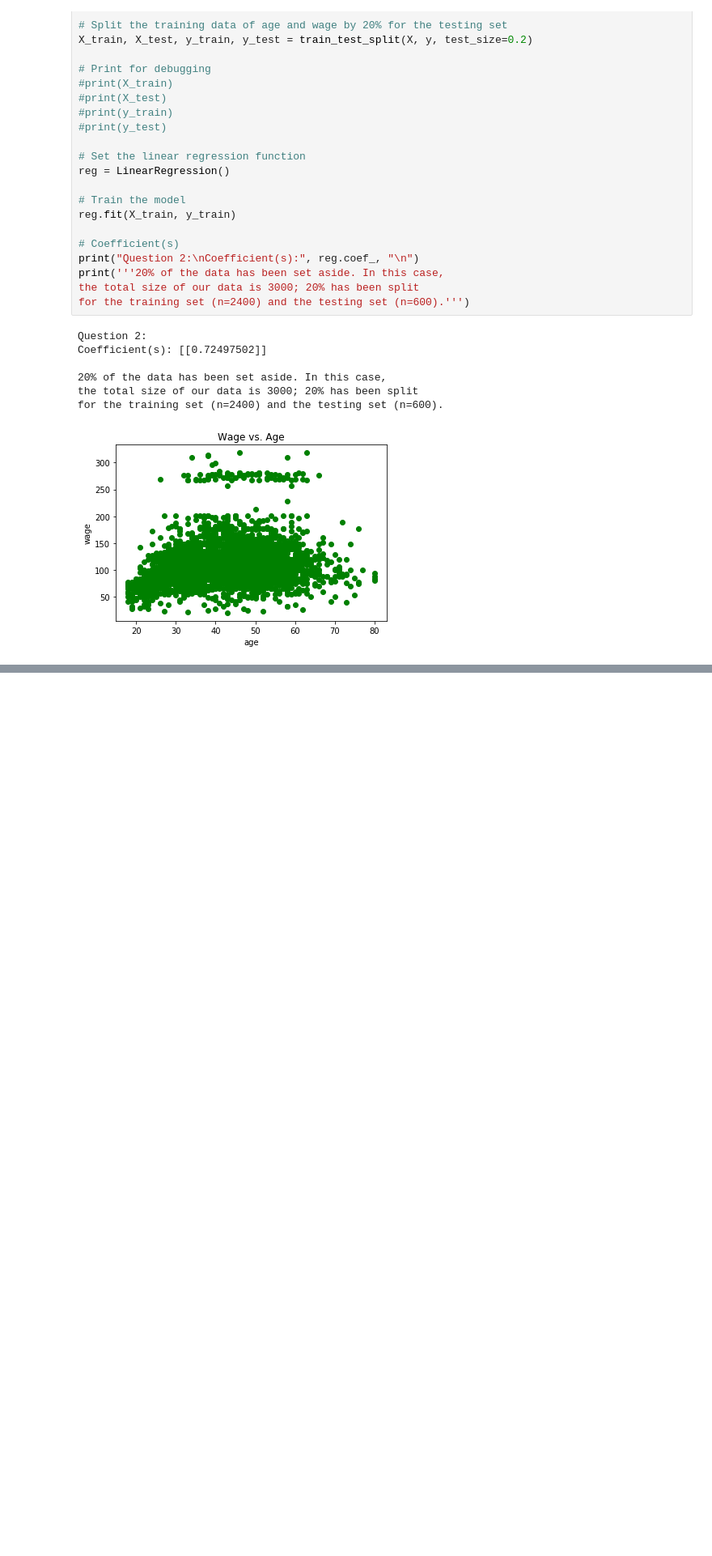
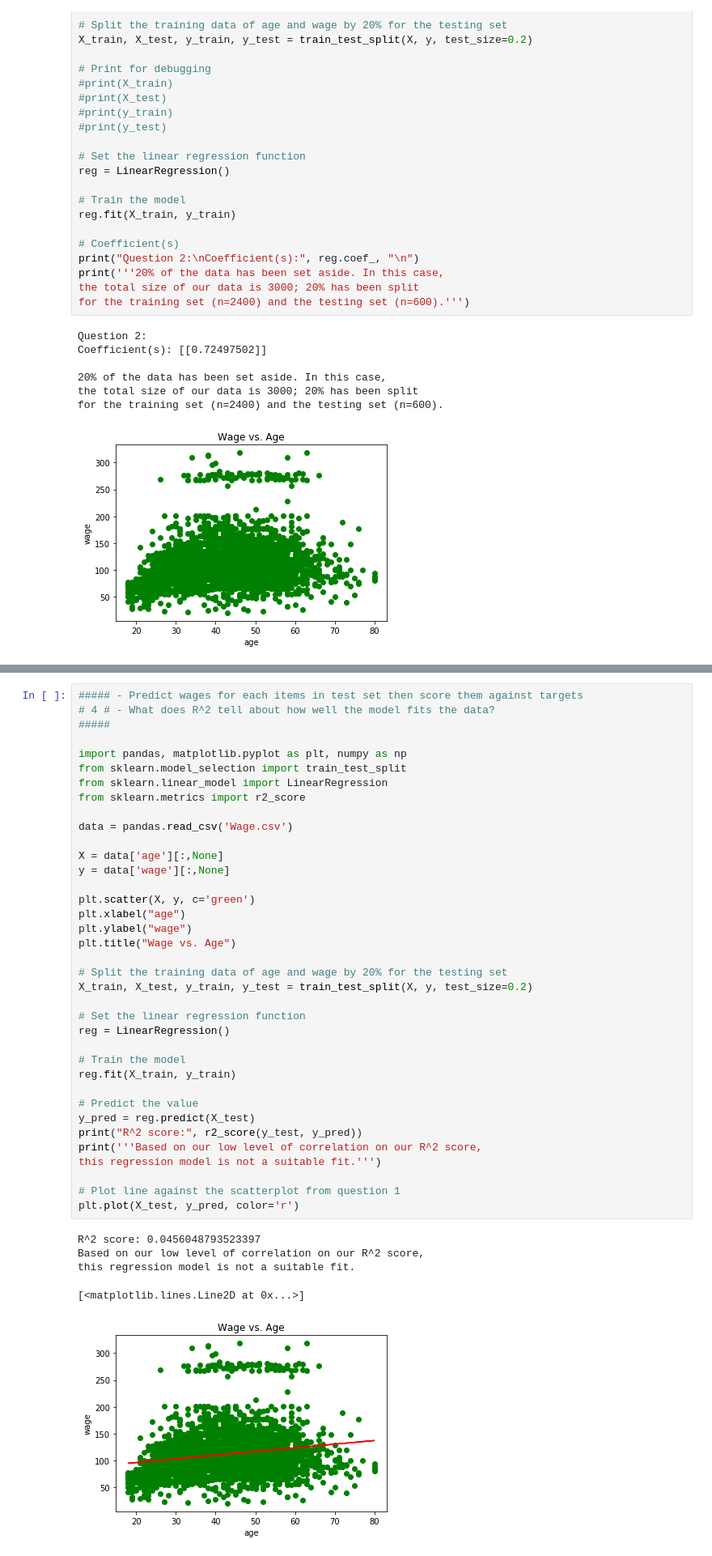
Before and after one commit to abtruong/machinelearning, a Jupyter notebook: Project 2/project2.ipynb, the cells around one changed output, grey strips where cells are left out. Shown at 81% size. Cells and saved outputs as stored; diff of their text form; blank space fills up the shorter version.

Commit message:
Attempted questions 4, 5, and 6

```diff
--- a/Project 2/project2.ipynb
+++ b/Project 2/project2.ipynb
@@ -115,0 +116,43 @@ plt.plot(X_test, y_pred, color='k')
+# %%
+##### - Predict wages for each items in test set then score them against targets
+# 4 # - What does R^2 tell about how well the model fits the data?
+#####
+
+import pandas, matplotlib.pyplot as plt, numpy as np
+from sklearn.model_selection import train_test_split
+from sklearn.linear_model import LinearRegression
+from sklearn.metrics import r2_score
+
+data = pandas.read_csv('Wage.csv')
+
+X = data['age'][:,None]
+y = data['wage'][:,None]
+
+plt.scatter(X, y, c='green')
+plt.xlabel("age")
+plt.ylabel("wage")
+plt.title("Wage vs. Age")
+
+# Split the training data of age and wage by 20% for the testing set
+X_train, X_test, y_train, y_test = train_test_split(X, y, test_size=0.2)
+
+# Set the linear regression function
+reg = LinearRegression()
+
+# Train the model
+reg.fit(X_train, y_train)
+
+# Predict the value
+y_pred = reg.predict(X_test)
+print("R^2 score:", r2_score(y_test, y_pred))
+print('''Based on our low level of correlation on our R^2 score,
+this regression model is not a suitable fit.''')
+
+# Plot line against the scatterplot from question 1
+plt.plot(X_test, y_pred, color='r')
+# %% [output]
+R^2 score: 0.0456048793523397
+Based on our low level of correlation on our R^2 score,
+this regression model is not a suitable fit.
+[<matplotlib.lines.Line2D at 0x...>]
+[figure, added]
```
Also changed, not shown: parts of 3 cells of this notebook.
